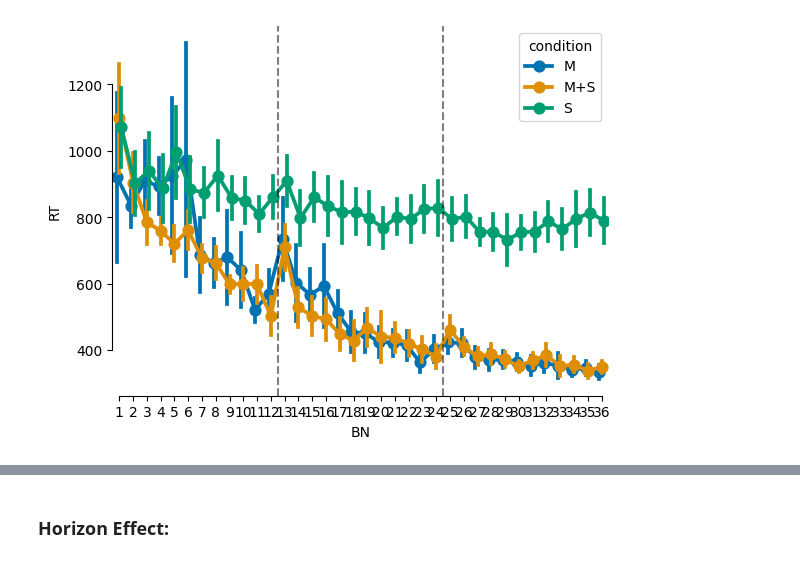
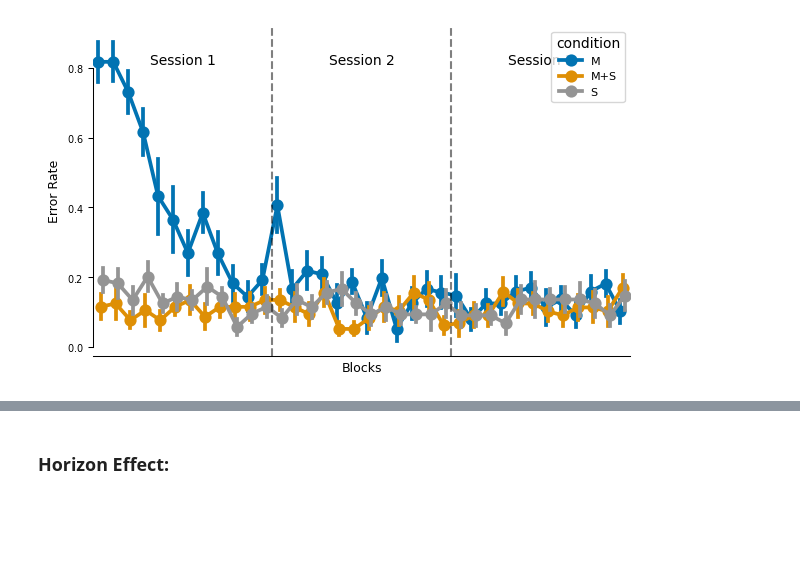
Before and after one commit to manazerzadeh/SequenceSensoryMemoryIntegration, a Jupyter notebook: DataAnalysis.ipynb, the cells around one changed output, grey strips where cells are left out. Cells and saved outputs as stored; diff of their text form; code cells hidden in the pictures; blank space fills up the shorter version.

```diff
--- a/DataAnalysis.ipynb
+++ b/DataAnalysis.ipynb
@@ -33,7 +33,7 @@ precueTime_interval = [600, 1000] # msecs for planning before movement
 hand = 2 #left or right hand
 
 # total_sub_num = 10
-sub_nums = [1, 2, 3, 4, 5, 6, 7]
+sub_nums = [1, 2, 3, 4, 5, 6, 7, 8, 9, 10, 11, 12, 13, 14]
 
 num_blocks_per_session = 12
 num_trials_per_block = 24
@@ -59,3 +147,10 @@ subjs_presses['condition'] = subjs_presses.apply(utils.seq_condition, axis=1)
+# %%
+custom_palette = {
+    'M': sns.color_palette('colorblind')[0],
+    'S': sns.color_palette('colorblind')[7],
+    'M+S': sns.color_palette('colorblind')[1],
+    'M+S (changed)': sns.color_palette('colorblind')[3]
+}
 # %%
 plt.figure(figsize=(10, 5))
 subjs_correct = utils.remove_error_trials(subjs)
@@ -111,16 +277,31 @@ plt.show()
 # %%
-subjs_correct = utils.remove_error_trials(subjs)
-
-subjs_grouped = subjs_correct.groupby(['BN', 'SubNum', 'condition']).agg({
-    'RT': 'median'
+# plt.figure(figsize=(10, 5))
+set_figure_style(scale="2col")
+subjs_grouped = subjs.groupby(['BN', 'SubNum', 'condition']).agg({
+    'isError': 'sum'
 }).reset_index()
 
-sns.pointplot(data = subjs_grouped, x = 'BN', y = 'RT', hue = 'condition', errorbar='se',
-              dodge = 0.3, palette='colorblind')
+subjs_grouped['ER'] = subjs_grouped['isError']/ num_trails_per_cond
+
+sns.pointplot(data = subjs_grouped, x = 'BN', y = 'ER', hue ='condition',
+              errorbar='se', dodge = 0.3, palette= custom_palette)
 plt.axvline(x=11.5, color='black', linestyle='--', alpha = 0.5)
 plt.axvline(x=23.5, color='black', linestyle='--', alpha = 0.5)
+
+# add text labels for sessions
+plt.text(5.5, 0.8, 'Session 1', fontsize=10, ha = 'center', va = 'bottom')
+plt.text(17.5, 0.8, 'Session 2', fontsize=10, ha = 'center', va = 'bottom')
+plt.text(29.5, 0.8, 'Session 3', fontsize=10, ha = 'center', va = 'bottom')
+
+#removing x axis ticks and labels
+plt.gca().xaxis.set_major_locator(ticker.NullLocator())
+plt.xlabel('Blocks')
+plt.ylabel('Error Rate')
+
 sns.despine(trim=True)
 
+plt.savefig(path_figs + "ER_sessions.pdf", format = 'pdf', bbox_inches = 'tight')
+
 plt.show()
 # %% [output]
-[figure, old version]
+[figure, new version]
```
Also changed, not shown: parts of 15 cells of this notebook, 2 other files.
